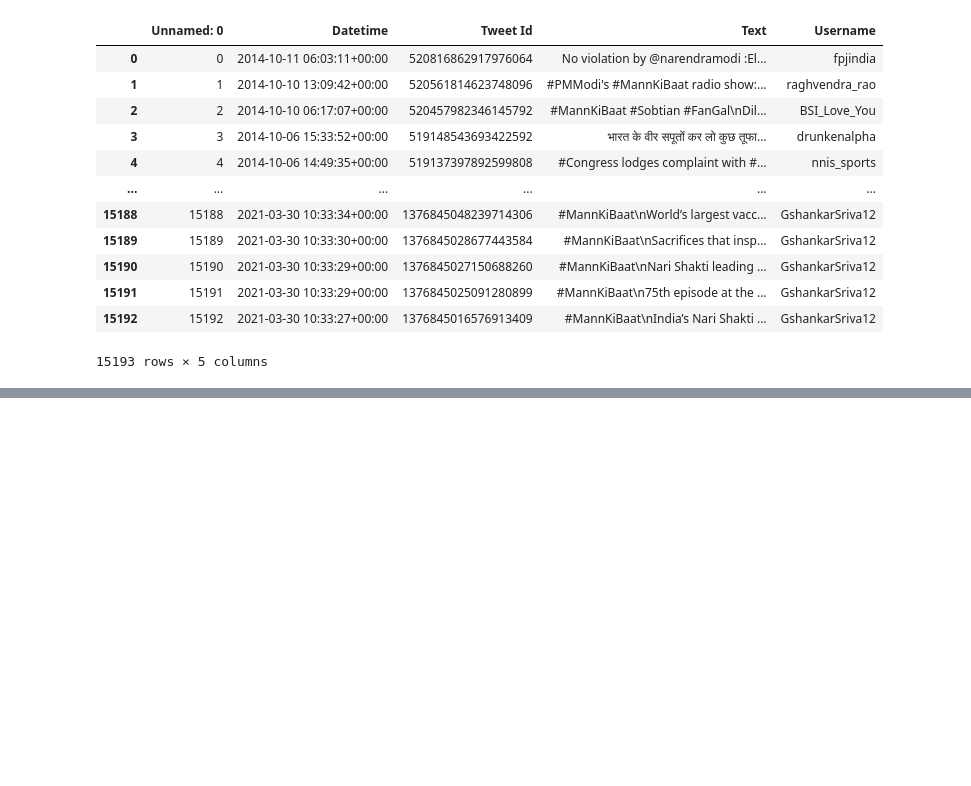
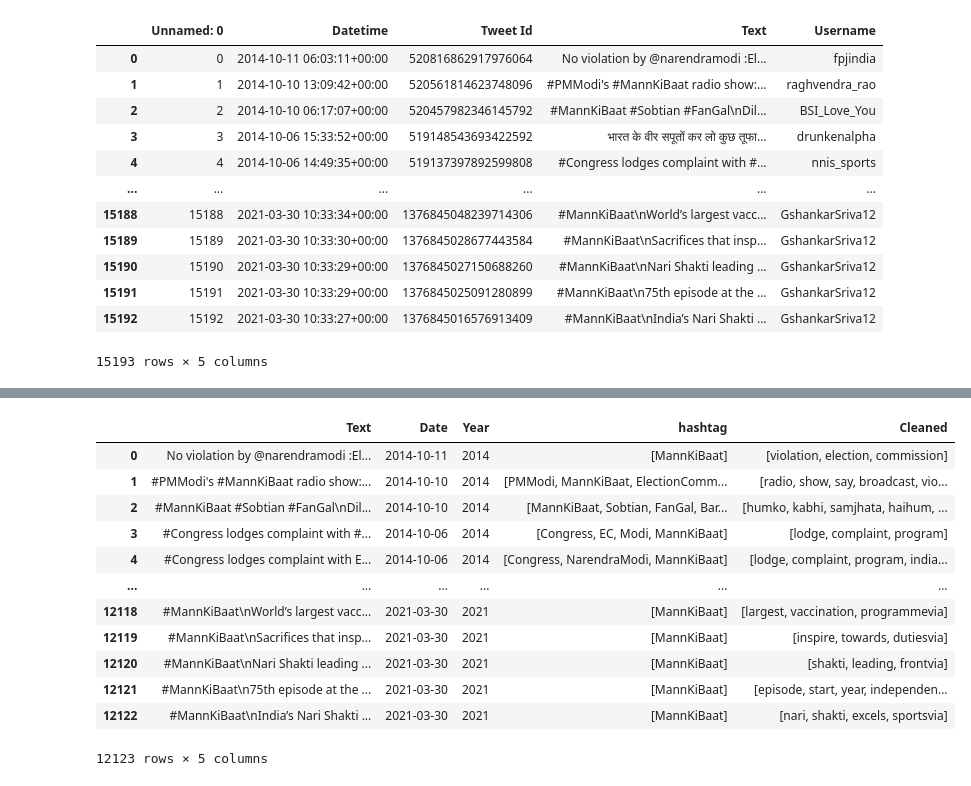
Before and after one commit to Anushree176/IndianPolitics_TopicModelling_SentimentAnalysis, a Jupyter notebook: Twitter.ipynb, the cells around one changed output, grey strips where cells are left out. Saved outputs shown, nothing was run; the diff lists cells and outputs as text; code cells hidden in the pictures; blank space fills up the shorter version.

```diff
--- a/Twitter.ipynb
+++ b/Twitter.ipynb
@@ -114,0 +145,14 @@ print(tokenized_word)
+# %%
+lemmatizer = nltk.stem.WordNetLemmatizer()
+w_tokenizer = TweetTokenizer()
+
+def lemmatize_text(text):
+    return [(lemmatizer.lemmatize(w)) for w in w_tokenizer.tokenize((text))]
+# %%
+new_df['Cleaned'] = new_df['Cleaned'].apply(lemmatize_text)
+# %%
+stop_words = set(stopwords.words('english'))
+stop_words.update(["narendra", "modi", "mann", "baat", "namo", "prime", "minister", "narendra modi"])
+
+new_df['Cleaned'] = new_df['Cleaned'].apply(lambda x: [item for item in x if item not in stop_words])
+new_df['Cleaned']
@@ -114,0 +172,16 @@ print(tokenized_word)
+# %%
+new_df
+# %% [output]
+|  | Text | Date | Year | hashtag | Cleaned |
+| 0 | No violation by @narendramodi :El... | 2014-10-11 | 2014 | [MannKiBaat] | [violation, election, commission] |
+| 1 | #PMModi's #MannKiBaat radio show:... | 2014-10-10 | 2014 | [PMModi, MannKiBaat, ElectionComm... | [radio, show, say, broadcast, vio... |
+| 2 | #MannKiBaat #Sobtian #FanGal\nDil... | 2014-10-10 | 2014 | [MannKiBaat, Sobtian, FanGal, Bar... | [humko, kabhi, samjhata, haihum, ... |
+| 3 | #Congress lodges complaint with #... | 2014-10-06 | 2014 | [Congress, EC, Modi, MannKiBaat] | [lodge, complaint, program] |
+| 4 | #Congress lodges complaint with E... | 2014-10-06 | 2014 | [Congress, NarendraModi, MannKiBaat] | [lodge, complaint, program, india... |
+| ... | ... | ... | ... | ... | ... |
+| 12118 | #MannKiBaat\nWorld’s largest vacc... | 2021-03-30 | 2021 | [MannKiBaat] | [largest, vaccination, programmevia] |
+| 12119 | #MannKiBaat\nSacrifices that insp... | 2021-03-30 | 2021 | [MannKiBaat] | [inspire, towards, dutiesvia] |
+| 12120 | #MannKiBaat\nNari Shakti leading ... | 2021-03-30 | 2021 | [MannKiBaat] | [shakti, leading, frontvia] |
+| 12121 | #MannKiBaat\n75th episode at the ... | 2021-03-30 | 2021 | [MannKiBaat] | [episode, start, year, independen... |
+| 12122 | #MannKiBaat\nIndia’s Nari Shakti ... | 2021-03-30 | 2021 | [MannKiBaat] | [nari, shakti, excels, sportsvia] |
+12123 rows × 5 columns
```
Also changed, not shown: parts of 19 cells of this notebook, 3 other files.
